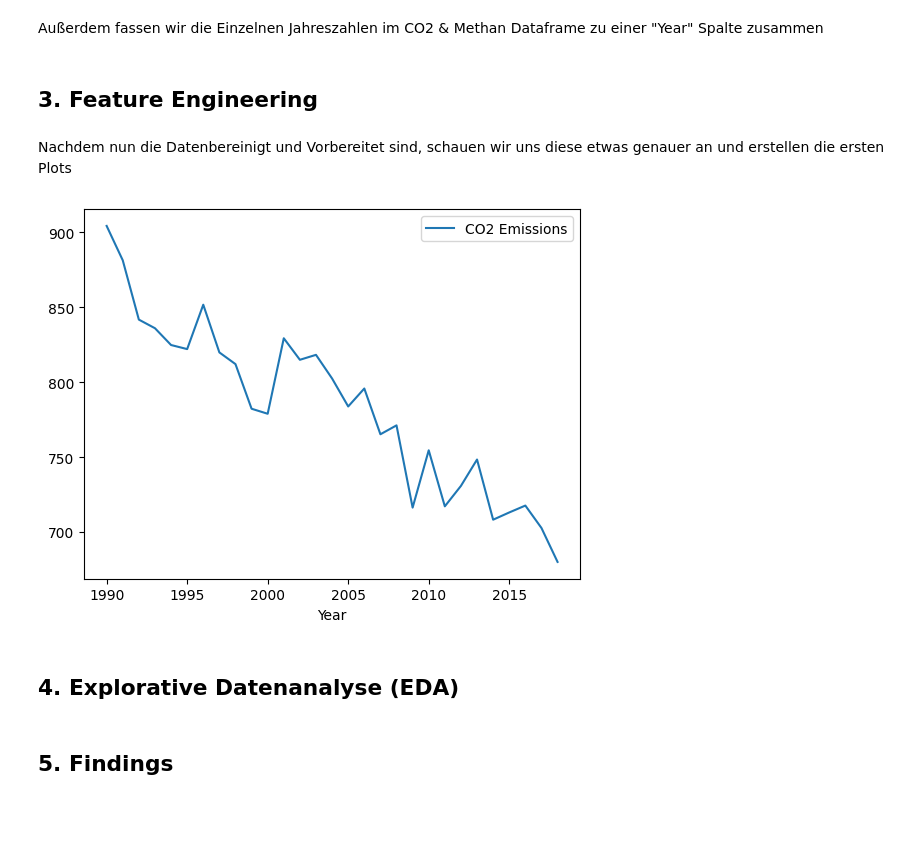
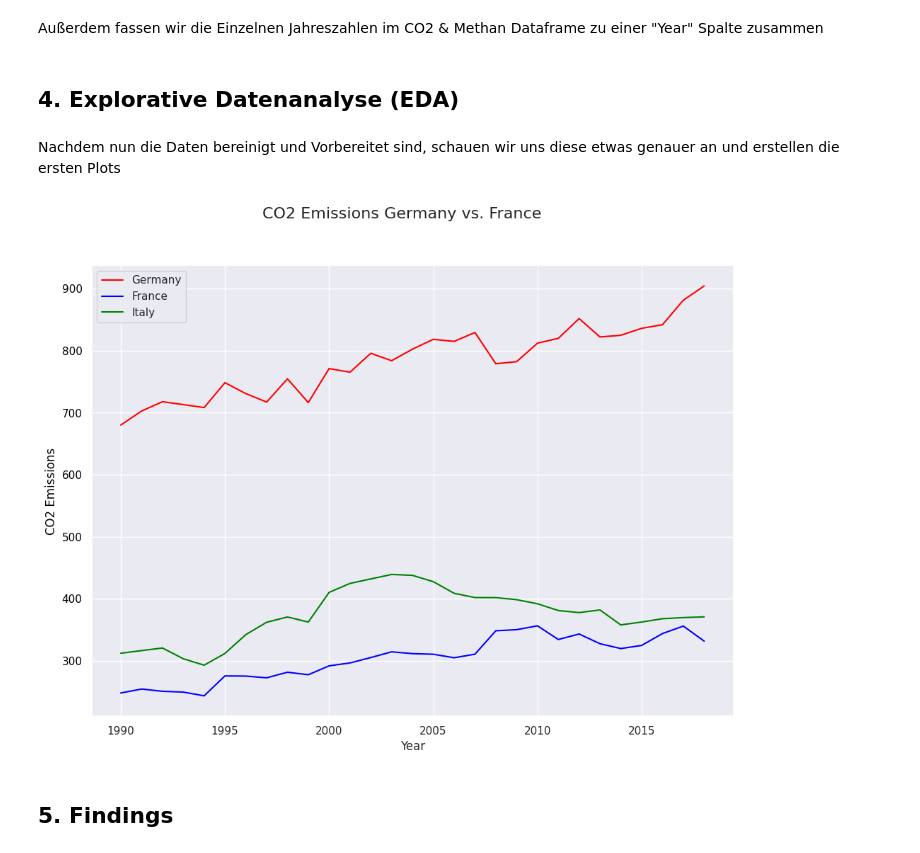
Before and after one commit to Koslowsky1337/Projekt_LF8_1, a Jupyter notebook: analyse.ipynb, the cells around one changed output. Cells and saved outputs as stored; diff of their text form; code cells hidden in the pictures; blank space fills up the shorter version.

```diff
--- a/analyse.ipynb
+++ b/analyse.ipynb
@@ -243,15 +282,16 @@ TempGlobal_df = TempGlobal_df[TempGlobal_df["dt"] >= "1990-01-01"]
 # %% [markdown]
 Außerdem fassen wir die Einzelnen Jahreszahlen im CO2 & Methan Dataframe zu einer "Year" Spalte zusammen
 # %%
-desired_columns_order = ['Country', '2018', '2017', '2016', '2015', '2014', '2013', '2012', '2011', '2010', '2009', '2008', '2007', '2006', '2005', '2004', '2003', '2002', '2001', '2000', '1999', '1998', '1997', '1996', '1995', '1994', '1993', '1992', '1991', '1990']
+desired_columns_order = ['Country', '1990', '1991', '1992', '1993', '1994', '1995', '1996', '1997', '1998', '1999', '2000', '2001', '2002', '2003', '2004', '2005', '2006', '2007', '2008', '2009', '2010', '2011', '2012', '2013', '2014', '2015', '2016', '2017', '2018']
 
 co2_df = co2_df[desired_columns_order]
-methane_df = methane_df[desired_columns_order]
 
 #Specify the columns to keep as identifiers (non-year columns)
 id_vars = ['Country']
+#Specify the columns to be melted
+value_vars = desired_columns_order[1:]
 #Use the melt function to reshape the dataframe
-co2_df_melted = pd.melt(co2_df, id_vars=id_vars, var_name='Year', value_name='CO2 Emissions')
+co2_df_melted = pd.melt(co2_df, id_vars=id_vars, value_vars=value_vars, var_name='Year', value_name='CO2 Emissions')
 #Convert the 'Year' column to integer
 co2_df_melted['Year'] = co2_df_melted['Year'].astype(int)
 #Sort the DataFrame by 'Country' and 'Year'
@@ -259,33 +299,36 @@ co2_df_melted = co2_df_melted.sort_values(by=['Country', 'Year'])
 #Reset the index of the DataFrame
 co2_df_melted = co2_df_melted.reset_index(drop=True)
 
-#Specify the columns to keep as identifiers (non-year columns)
-id_vars = ['Country']
-#Use the melt function to reshape the dataframe
-methane_df_melted = pd.melt(methane_df, id_vars=id_vars, var_name='Year', value_name='Methane Emissions')
-#Convert the 'Year' column to integer
-methane_df_melted['Year'] = methane_df_melted['Year'].astype(int)
-#Sort the DataFrame by 'Country' and 'Year'
-methane_df_melted = methane_df_melted.sort_values(by=['Country', 'Year'])
-#Reset the index of the DataFrame
-methane_df_melted = methane_df_melted.reset_index(drop=True)
-
 # New CSV File from melted
 co2_df_melted.to_csv("./data/co2_hist_emissions_melted.csv", index=False)
-methane_df_melted.to_csv("./data/methane_hist_emissions_melted.csv", index=False)
-# %% [markdown]
-## 3. Feature Engineering
-# %% [markdown]
-Nachdem nun die Datenbereinigt und Vorbereitet sind, schauen wir uns diese etwas genauer an und erstellen die ersten Plots
-# %%
-# Plot the CO2 Data of Germany
-co2_df_melted_germany = co2_df_melted[co2_df_melted["Country"] == "Germany"]
-co2_df_melted_germany.plot(x="Year", y="CO2 Emissions")
-plt.pyplot.show()
-# %% [output]
-[figure, removed]
 # %% [markdown]
 ## 4. Explorative Datenanalyse (EDA)
+# %% [markdown]
+Nachdem nun die Daten bereinigt und Vorbereitet sind, schauen wir uns diese etwas genauer an und erstellen die ersten Plots
+# %%
+# Create Dataframe with only Germany, France and Italy
+co2_df_melted_de = co2_df_melted[co2_df_melted["Country"] == "Germany"]
+co2_df_melted_de = co2_df_melted_de.reset_index(drop=True)
+
+co2_df_melted_fr = co2_df_melted[co2_df_melted["Country"] == "France"]
+co2_df_melted_fr = co2_df_melted_fr.reset_index(drop=True)
+
+co2_df_melted_it = co2_df_melted[co2_df_melted["Country"] == "Italy"]
+co2_df_melted_it = co2_df_melted_it.reset_index(drop=True)
+# Let both plots be next to each other and be in relation to each other
+fig, ax1 = plt.subplots()
+
+fig.suptitle('CO2 Emissions Germany vs. France', fontsize=16)
+
+ax1.set_xlabel('Year')
+ax1.set_ylabel('CO2 Emissions', color="black")
+ax1.plot(co2_df_melted_de["Year"], co2_df_melted_de["CO2 Emissions"], color="red", label="Germany")
+ax1.plot(co2_df_melted_fr["Year"], co2_df_melted_fr["CO2 Emissions"], color="blue", label="France")
+ax1.plot(co2_df_melted_it["Year"], co2_df_melted_it["CO2 Emissions"], color="green", label="Italy")
+ax1.legend(loc="upper left")
+ax1.tick_params(axis='y', labelcolor="black")
+# %% [output]
+[figure, added]
 # %% [markdown]
 ## 5. Findings
 # %% [markdown]
```
Also changed, not shown: parts of 4 cells of this notebook, 1 other file.
